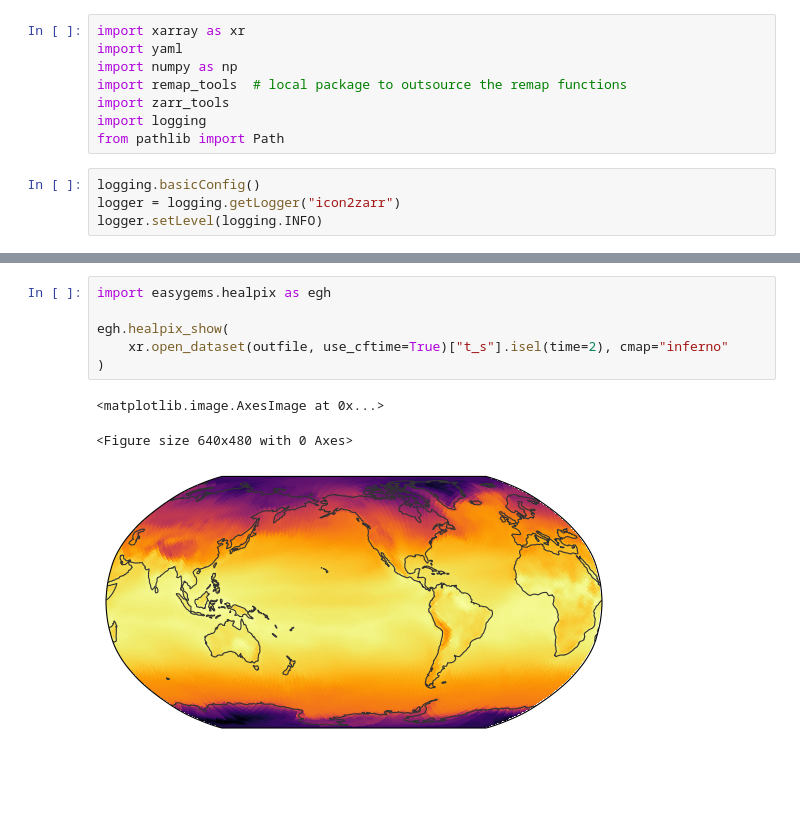
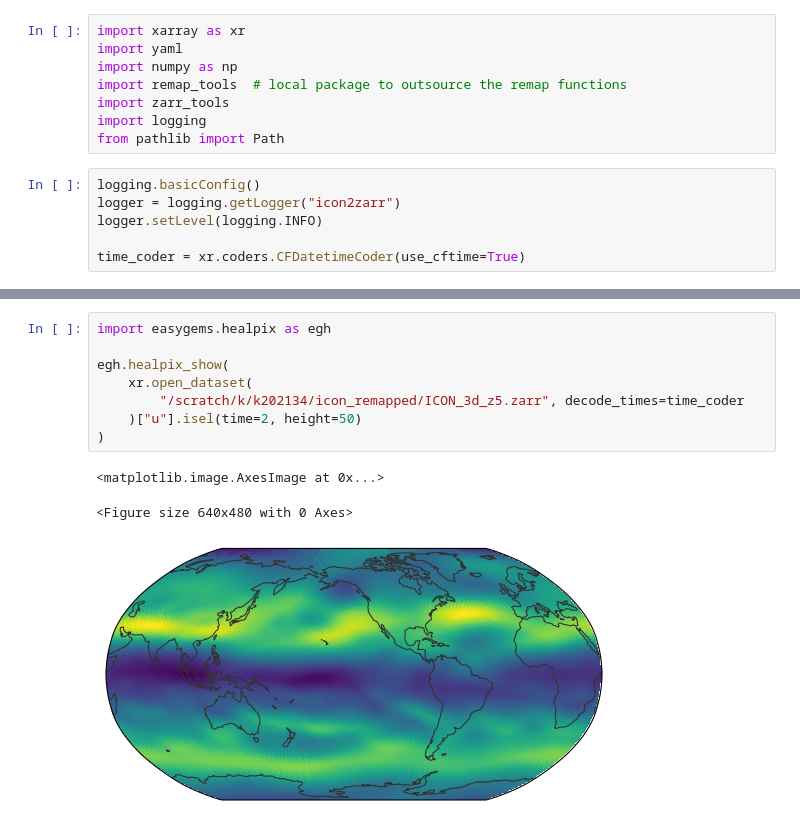
Before and after one commit to digital-earths-global-hackathon/tools, a Jupyter notebook: dataset_transforms/icon_to_zarr.ipynb, the cells around one changed output, grey strips where cells are left out. Cells and saved outputs as stored; diff of their text form; blank space fills up the shorter version.

Commit message:
enable remapping of ICON 3D and 2D fields.
still only coarse resolution tested.

```diff
--- a/dataset_transforms/icon_to_zarr.ipynb
+++ b/dataset_transforms/icon_to_zarr.ipynb
@@ -10,3 +10,5 @@ from pathlib import Path
 logging.basicConfig()
 logger = logging.getLogger("icon2zarr")
 logger.setLevel(logging.INFO)
+
+time_coder = xr.coders.CFDatetimeCoder(use_cftime=True)
@@ -69,10 +96,12 @@ INFO:zarr_tools:Processed time steps starting at 216
 # %%
 import easygems.healpix as egh
 
 egh.healpix_show(
-    xr.open_dataset(outfile, use_cftime=True)["t_s"].isel(time=2), cmap="inferno"
+    xr.open_dataset(
+        "/scratch/k/k202134/icon_remapped/ICON_3d_z5.zarr", decode_times=time_coder
+    )["u"].isel(time=2, height=50)
 )
 # %% [output]
 <matplotlib.image.AxesImage at 0x...>
 <Figure size 640x480 with 0 Axes>
-[figure, old version]
+[figure, new version]
```
Also changed, not shown: parts of 5 cells of this notebook, 3 other files.
